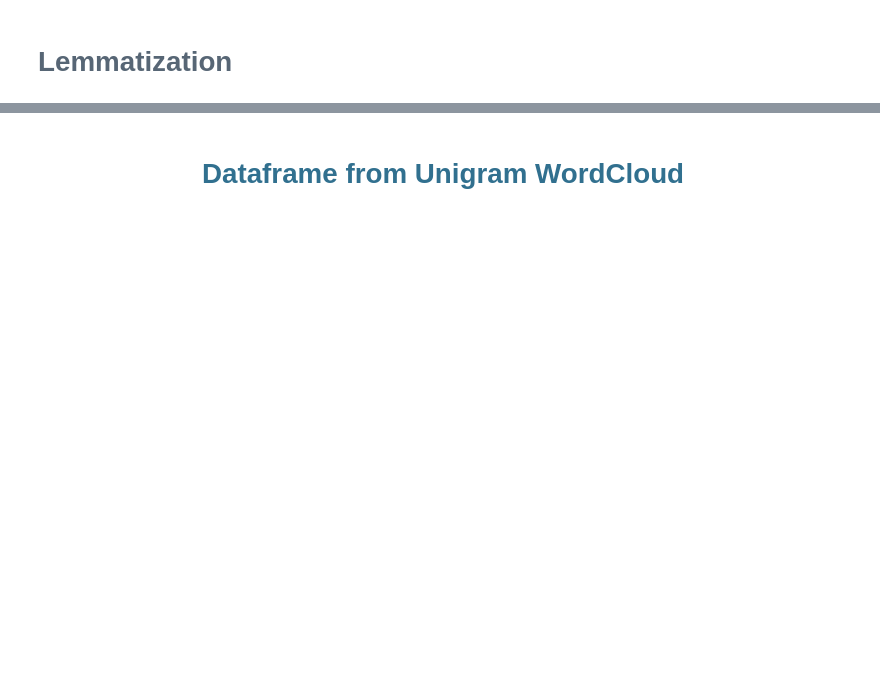
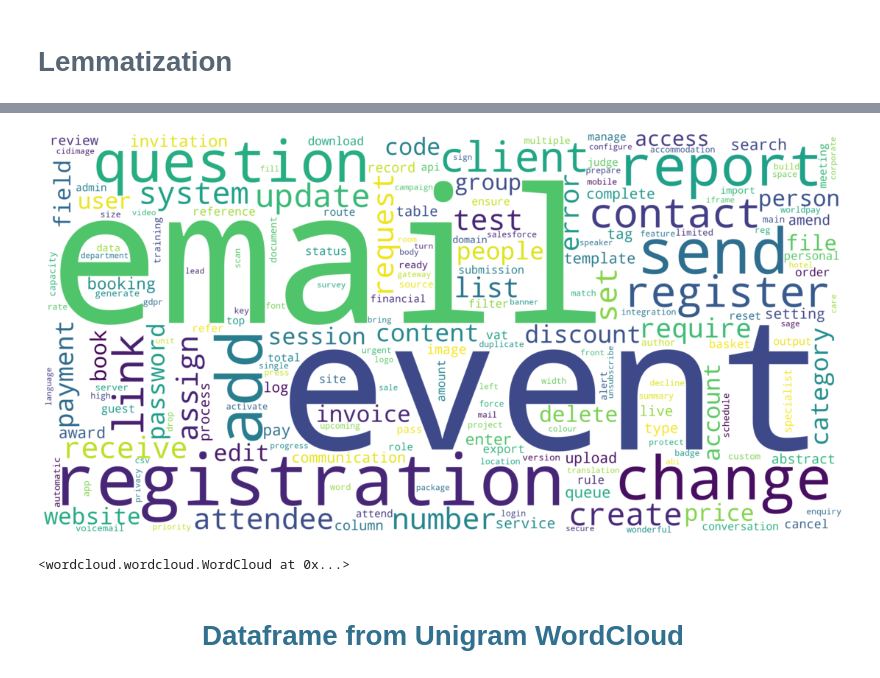
Before and after one commit to smstaneva/zendesk_tag_cloud, a Jupyter notebook: word_cloud.ipynb, the cells around one changed output, grey strips where cells are left out. Saved outputs shown, nothing was run; the diff lists cells and outputs as text; code cells hidden in the pictures; blank space fills up the shorter version.

```diff
--- a/word_cloud.ipynb
+++ b/word_cloud.ipynb
@@ -397,24 +443,29 @@ custom_stopwords = list(STOPWORDS)+["a","about","above","after","again","against
 # %%
 from wordcloud import STOPWORDS
 from wordcloud import WordCloud
 import matplotlib.pyplot as plt
 #stopwords = set(STOPWORDS)
 wordcloud = WordCloud(stopwords = custom_stopwords,
                       background_color="white",
                       width = 4000,
                       height = 2000,
                       max_words=200,
                       collocations = False,   #remove repetitive words
-                      min_word_length = 3
+                      min_word_length = 3,
+                      random_state = 23        #get the same word cloud
                          ).generate(''.join(data_lemmatized))
 
 plt.figure( figsize=(20,10) )
 plt.imshow(wordcloud, interpolation='bilinear')
 plt.axis("off")
 plt.show()
+# %% [output]
+[figure, added]
 # %%
 # write to file
 wordcloud.to_file("v1_word_cloud_unigrams.png")
+# %% [output]
+<wordcloud.wordcloud.WordCloud at 0x...>
 # %% [markdown]
 # <font color='#31708f'><center>Dataframe from Unigram WordCloud<a class="anchor" id="third-bullet"></a></center></font>
 # %%
```
Also changed, not shown: parts of 89 cells of this notebook.
